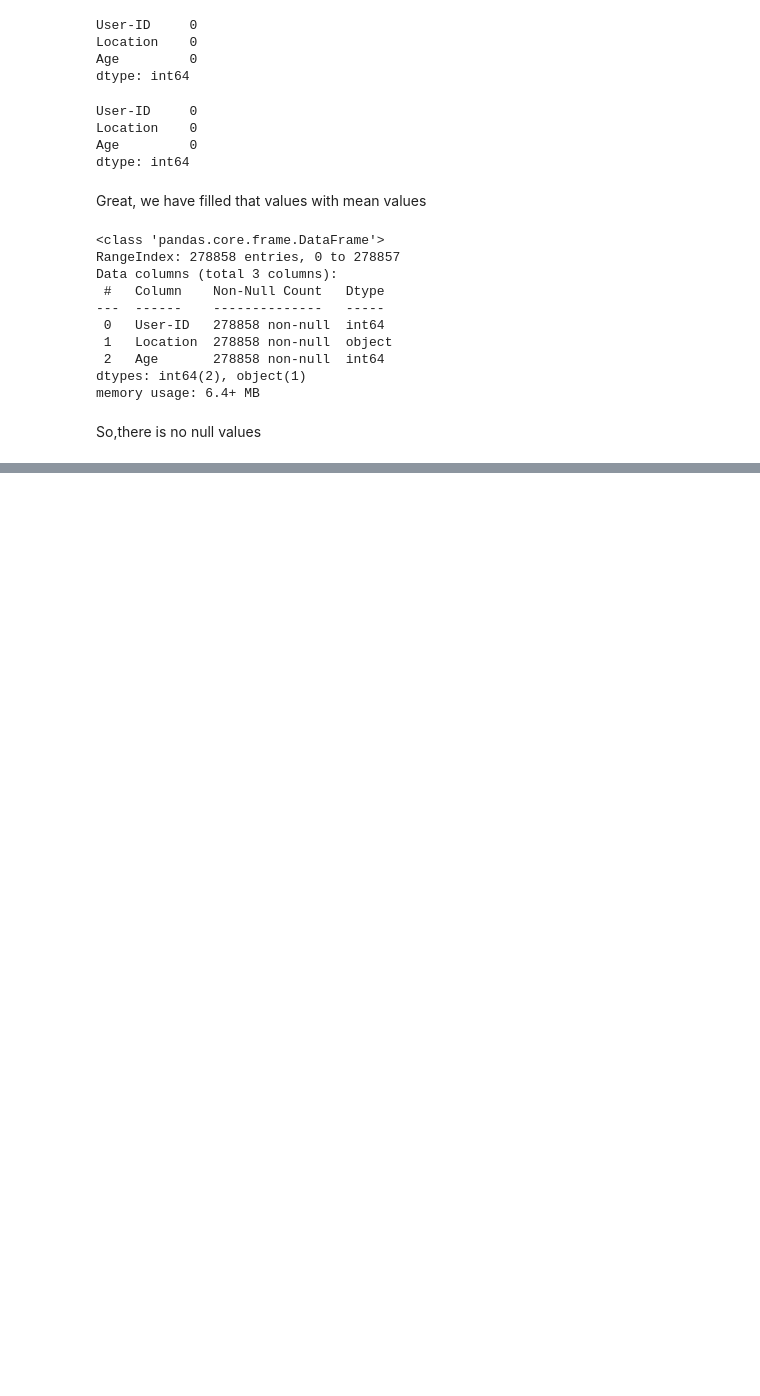
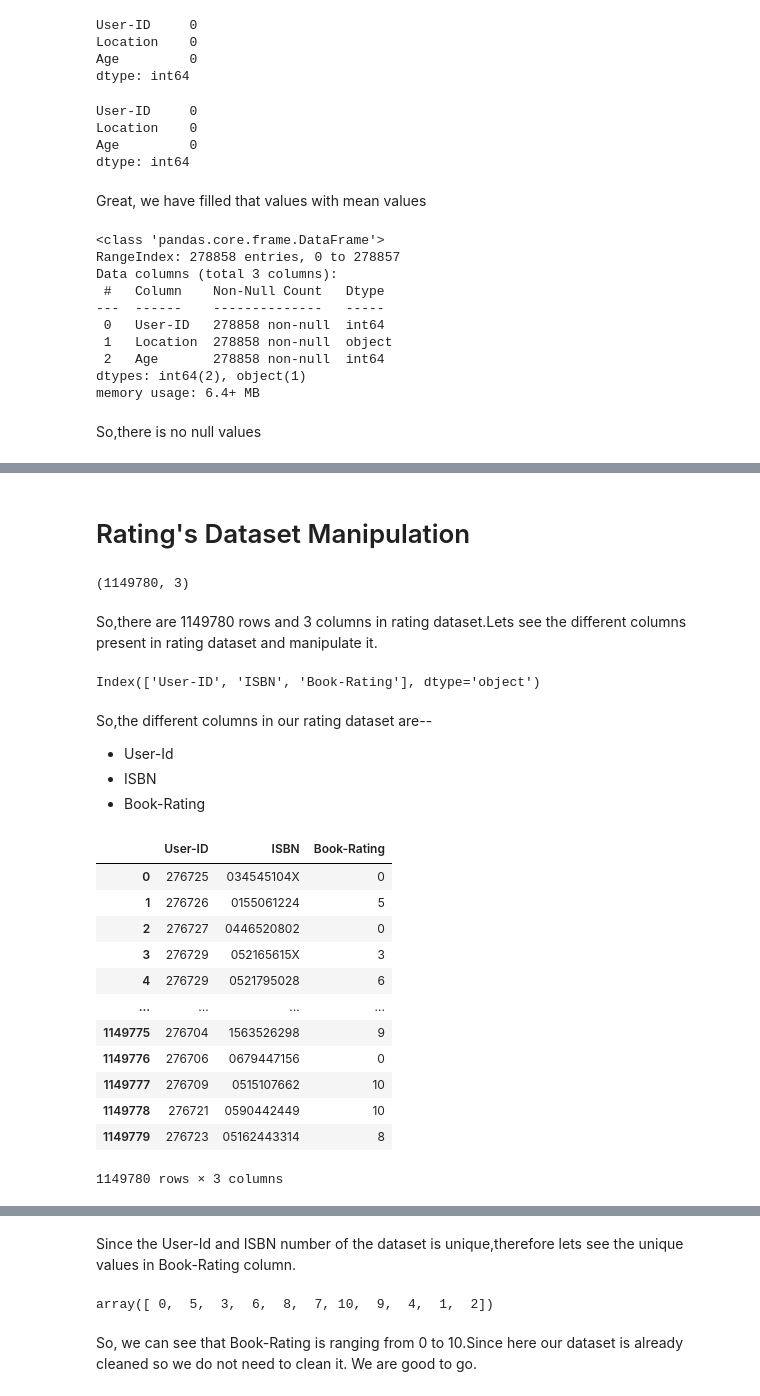
Before and after one commit to Shailendra114/Books-Recommendation-System-Unsupervised-Machine-Learning-, a Jupyter notebook: Books_Recommendation_System.ipynb, the cells around one changed output, grey strips where cells are left out. Cells and saved outputs as stored; diff of their text form; code cells hidden in the pictures; blank space fills up the shorter version.

Commit message:
Preprocessing rating dataset

```diff
--- a/Books_Recommendation_System.ipynb
+++ b/Books_Recommendation_System.ipynb
@@ -642,0 +647,39 @@ So,there is no null values
+# %%
+# lets upload the rating dataset
+rating=pd.read_csv('/content/drive/MyDrive/ Almabetter/ Amazon Book Recommendation System/Ratings.csv')
+# %% [markdown]
+# Rating's Dataset Manipulation
+# %%
+# lets check the shape of rating dataset
+rating.shape
+# %% [output]
+(1149780, 3)
+# %% [markdown]
+So,there are 1149780 rows and 3 columns in rating dataset.Lets see the different columns present in rating dataset and manipulate it.
+# %%
+# lets see the different columns in rating dataset
+rating.columns
+# %% [output]
+Index(['User-ID', 'ISBN', 'Book-Rating'], dtype='object')
+# %% [markdown]
+So,the different columns in our rating dataset are--
+* User-Id
+* ISBN
+* Book-Rating
+# %%
+# lets see our dataset look from above and below
+rating
+# %% [output]
+|  | User-ID | ISBN | Book-Rating |
+| 0 | 276725 | 034545104X | 0 |
+| 1 | 276726 | 0155061224 | 5 |
+| 2 | 276727 | 0446520802 | 0 |
+| 3 | 276729 | 052165615X | 3 |
+| 4 | 276729 | 0521795028 | 6 |
+| ... | ... | ... | ... |
+| 1149775 | 276704 | 1563526298 | 9 |
+| 1149776 | 276706 | 0679447156 | 0 |
+| 1149777 | 276709 | 0515107662 | 10 |
+| 1149778 | 276721 | 0590442449 | 10 |
+| 1149779 | 276723 | 05162443314 | 8 |
+1149780 rows × 3 columns
@@ -642,0 +687,9 @@ So,there is no null values
+# %% [markdown]
+Since the User-Id and ISBN number of the dataset is unique,therefore lets see the unique values in Book-Rating column.
+# %%
+# lets see unique values in rating column
+rating['Book-Rating'].unique()
+# %% [output]
+array([ 0,  5,  3,  6,  8,  7, 10,  9,  4,  1,  2])
+# %% [markdown]
+So, we can see that Book-Rating is ranging from 0 to 10.Since here our dataset is already cleaned so we do not need to clean it. We are good to go.
```
Also changed, not shown: parts of 3 cells of this notebook.
